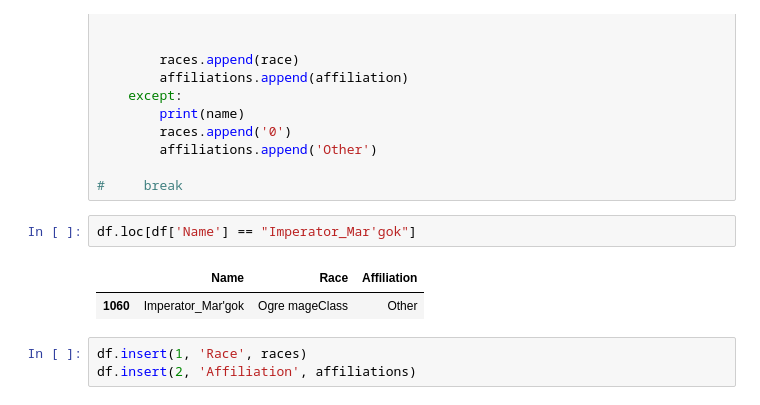
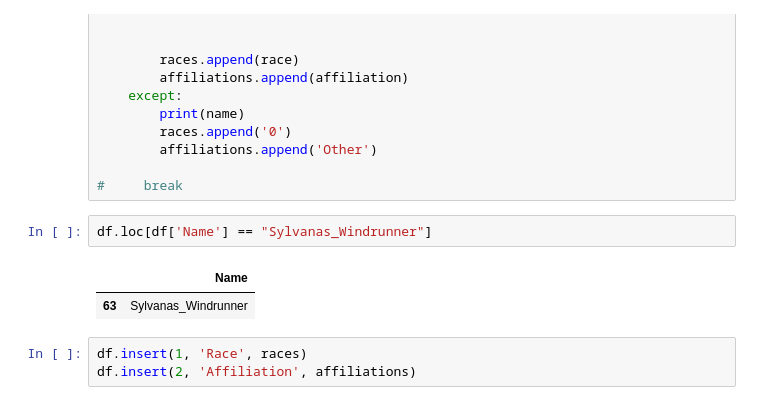
Before and after one commit to Malthe57/SocGraphProject, a Jupyter notebook: Race_and_affiliation.ipynb, the cells around one changed output. Saved outputs shown, nothing was run; the diff lists cells and outputs as text.

Commit message:
New dataframes

```diff
--- a/Race_and_affiliation.ipynb
+++ b/Race_and_affiliation.ipynb
@@ -131,10 +131,10 @@ for name in tqdm(list(df['Name'])):
 
 #     break
 # %%
-df.loc[df['Name'] == "Imperator_Mar'gok"]
+df.loc[df['Name'] == "Sylvanas_Windrunner"]
 # %% [output]
-|  | Name | Race | Affiliation |
-| 1060 | Imperator_Mar'gok | Ogre mageClass | Other |
+|  | Name |
+| 63 | Sylvanas_Windrunner |
 # %%
 df.insert(1, 'Race', races)
 df.insert(2, 'Affiliation', affiliations)
```
Also changed, not shown: parts of 3 cells of this notebook, 4 other files.
